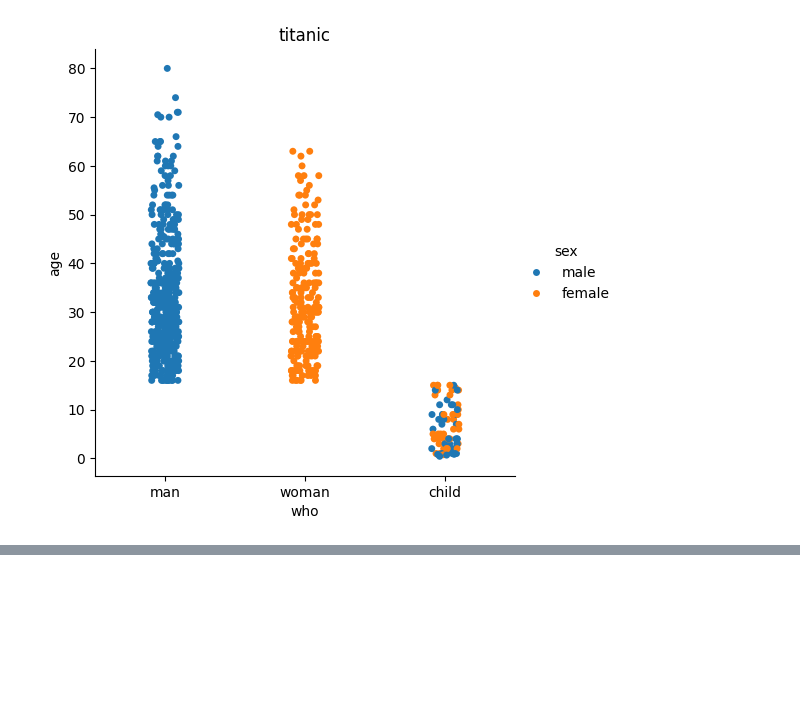
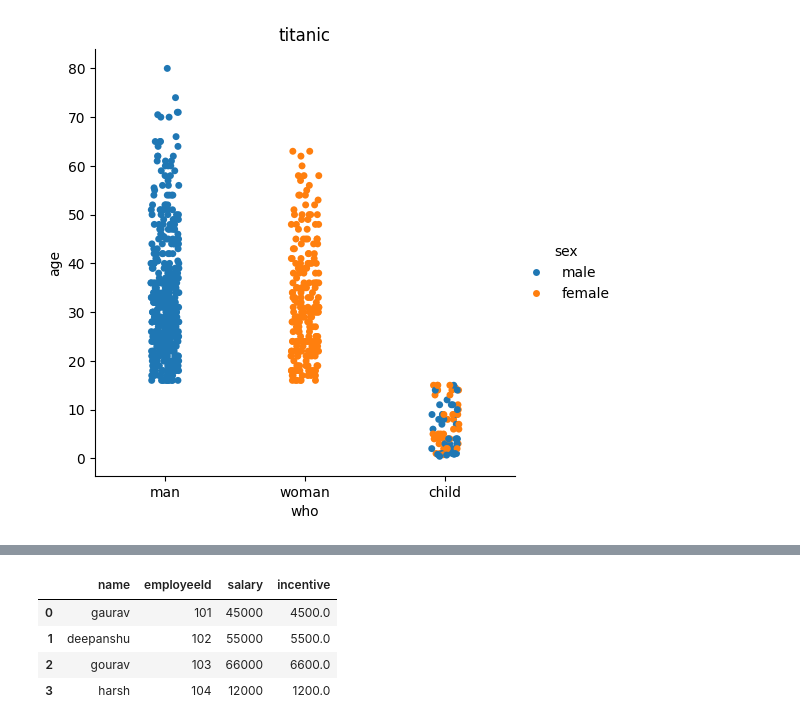
Before and after one commit to ThunderboltGM/Technical-session, a Jupyter notebook: Day-1.ipynb, the cells around one changed output, grey strips where cells are left out. Drawn from its saved outputs; the diff is of its cells as text; code cells hidden in the pictures; blank space fills up the shorter version.

```diff
--- a/Day-1.ipynb
+++ b/Day-1.ipynb
@@ -10,7 +10,7 @@ employeeName = ['gaurav','deepanshu','gourav','harsh']
 employeeId = [101,102,103,104]
 salary= [45000,55000,66000,12000]
 # %%
-df = pd.DataFrame({'name':employeeName,'employeeId':employeeId,'salary':salary})
+df2 = pd.DataFrame({'name':employeeName,'employeeId':employeeId,'salary':salary})
 # %%
 df
 # %% [output]
@@ -204,0 +234,10 @@ plt.show()
+# %%
+df2['incentive'] = (df2.salary)*0.1
+# %%
+df2
+# %% [output]
+|  | name | employeeId | salary | incentive |
+| 0 | gaurav | 101 | 45000 | 4500.0 |
+| 1 | deepanshu | 102 | 55000 | 5500.0 |
+| 2 | gourav | 103 | 66000 | 6600.0 |
+| 3 | harsh | 104 | 12000 | 1200.0 |
```
Also changed, not shown: parts of 5 cells of this notebook.
